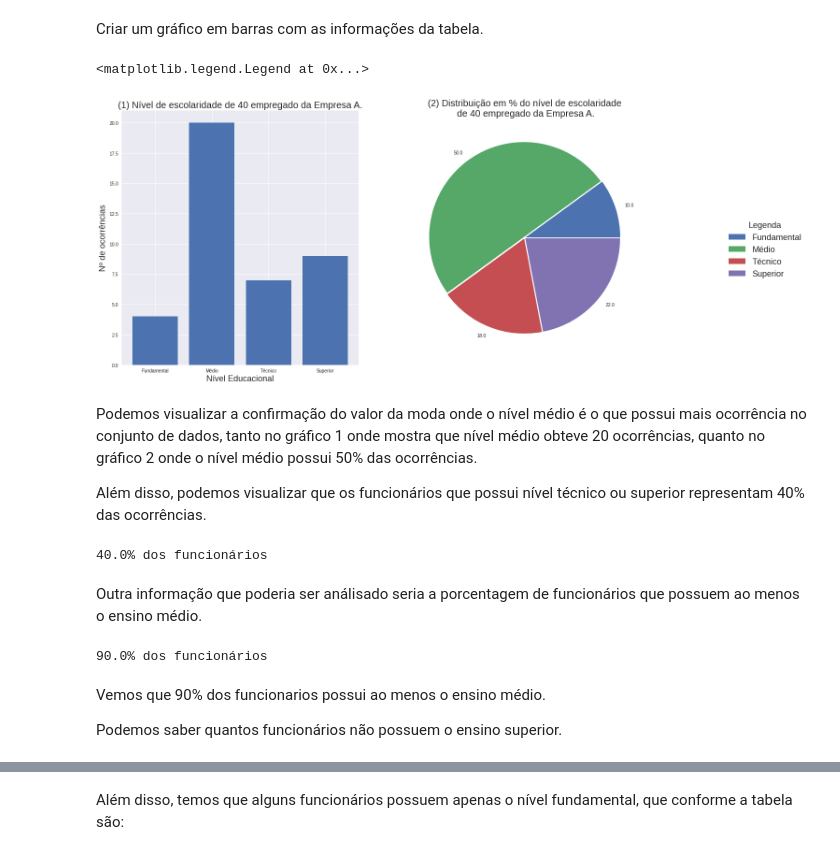
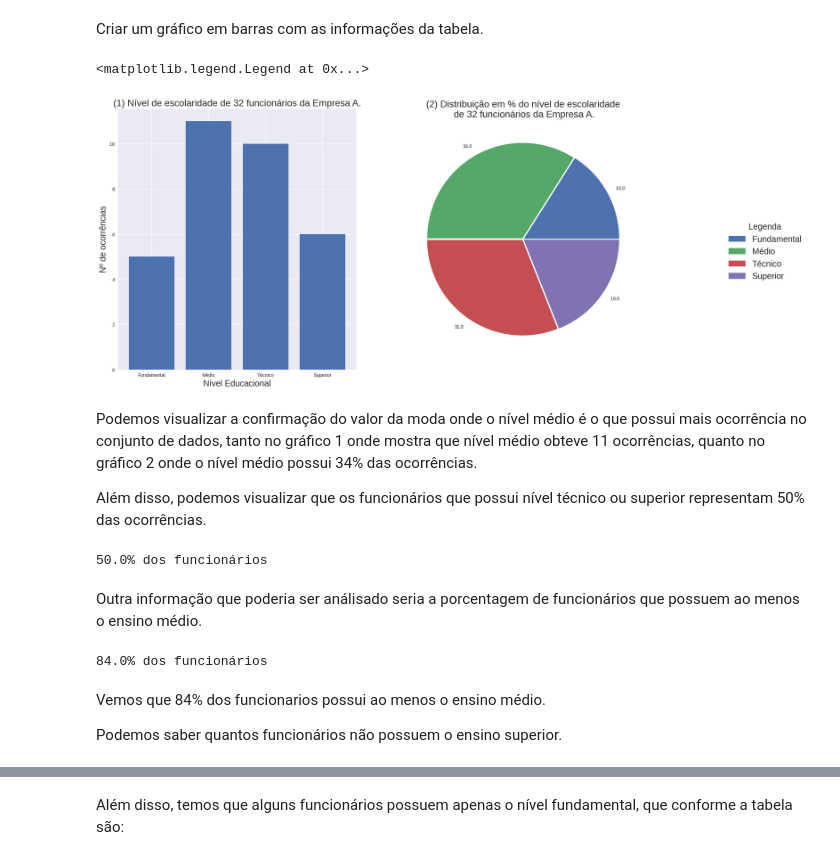
Before and after one commit to Rogerio-Chaves/Estatistica, a Jupyter notebook: 1.5.Distribuicao_de_Frequencia-Ordinal.ipynb, the cells around one changed output, grey strips where cells are left out. Saved outputs shown, nothing was run; the diff lists cells and outputs as text; code cells hidden in the pictures.

Commit message:
Adição do dataset funcionários. Além disso, foi realizado a atualização do notebook sobre a Tabela de Distribuição de Frequência - Variável Qualitativa Ordinal.

```diff
--- a/1.5.Distribuicao_de_Frequencia-Ordinal.ipynb
+++ b/1.5.Distribuicao_de_Frequencia-Ordinal.ipynb
@@ -33,6 +32,3 @@ Neste exemplo trata-se de um conjunto de dados de 40 funcionários da Empresa A.
 # %%
-employees = ['Médio', 'Médio', 'Médio', 'Médio','Médio', 'Superior', 'Técnico', 'Médio', 'Técnico',
-             'Superior', 'Médio', 'Médio', 'Médio', 'Técnico', 'Superior', 'Médio', 'Fundamental', 'Médio',
-             'Superior', 'Técnico', 'Médio', 'Médio', 'Fundamental', 'Técnico', 'Médio', 'Superior', 'Médio',
-             'Médio', 'Técnico', 'Técnico', 'Superior', 'Médio', 'Médio', 'Fundamental', 'Superior', 'Médio',
-             'Superior', 'Fundamental', 'Médio', 'Superior']
+employees = pd.read_csv('datasets/funcionarios.csv')
+display(employees)
@@ -51,4 +68,4 @@ __Atenção:__ Para construir a tabela de distribuição de frequência precisam
 # %% [markdown]
 Por se tratar de uma varável qualitativa não calcularemos o número de classes e a amplitude total, pois os níveis de escolaridade serão as proprias classes da tabela.
 # %%
-scholarity = list(pd.DataFrame(employees).groupby(by=0).count()[:].reset_index()[0])
+education_levels = ['Fundamental', 'Médio', 'Técnico', 'Superior']
@@ -59,13 +72,9 @@ scholarity
 # %%
 #fi: absolute frequency
 fi = {}
-for value in scholarity:
+for value in education_levels:
     frequency = 0
-    for employee in employees:
+    for employee in employees['Escolaridade']:
         if employee == value:
             frequency += 1
     fi[value] = frequency
-# %%
-swap = fi['Superior']
-del fi['Superior']
-fi['Superior'] = swap
@@ -109,39 +113,41 @@ Criar um gráfico em barras com as informações da tabela.
 # %%
 figure = plt.figure(figsize=(20,10))
 axes = figure.subplots(nrows=1, ncols=2)
 
 axes[0].bar(frequency_distribution.index, frequency_distribution['Fi'])
-axes[0].set_title('(1) Nível de escolaridade de 40 empregado da Empresa A.', fontsize=20)
+axes[0].set_title('(1) Nível de escolaridade de 32 funcionários da Empresa A.', fontsize=20)
 axes[0].set_ylabel('Nº de ocorrências', fontsize=18)
 #axes[0].get_yticks(fontsize=18)
 axes[0].set_xlabel('Nível Educacional', fontsize=18)
 #axes[0].get_xticks(fontsize=18)
 
 axes[1].pie(frequency_distribution['Fi (%)'], labels=frequency_distribution['Fi (%)'],
             explode=(0.01, 0.01, 0.01, 0.01))
-axes[1].set_title('(2) Distribuição em % do nível de escolaridade\n de 40 empregado da Empresa A.',
+axes[1].set_title('(2) Distribuição em % do nível de escolaridade\n de 32 funcionários da Empresa A.',
                   fontsize=20)
 axes[1].legend(bbox_to_anchor=(1.2, 0.5, 0.5, 0.1), title='Legenda',
                labels=frequency_distribution.index, fontsize=18, title_fontsize=18)
 # %% [output]
 <matplotlib.legend.Legend at 0x...>
-[figure, old version]
+[figure, new version]
 # %% [markdown]
-Podemos visualizar a confirmação do valor da moda onde o nível médio é o que possui mais ocorrência no conjunto de dados, tanto no gráfico 1 onde mostra que nível médio obteve 20 ocorrências, quanto no gráfico 2 onde o nível médio possui 50% das ocorrências.
+Podemos visualizar a confirmação do valor da moda onde o nível médio é o que possui mais ocorrência no conjunto de dados, tanto no gráfico 1 onde mostra que nível médio obteve 11 ocorrências, quanto no gráfico 2 onde o nível médio possui 34% das ocorrências.
 
-Além disso, podemos visualizar que os funcionários que possui nível técnico ou superior representam 40% das ocorrências.
+Além disso, podemos visualizar que os funcionários que possui nível técnico ou superior representam 50% das ocorrências.
 # %%
-print('{}% dos funcionários'.format(sum(frequency_distribution['Fi (%)'][2:])))
+technical_and_undergraduate = sum(frequency_distribution['Fi (%)'][2:])
+print(f'{technical_and_undergraduate}% dos funcionários')
 # %% [output]
-40.0% dos funcionários
+50.0% dos funcionários
 # %% [markdown]
 Outra informação que poderia ser análisado seria a porcentagem de funcionários que possuem ao menos o ensino médio.
 # %%
-print('{}% dos funcionários'.format(sum(frequency_distribution['Fi (%)'][1:])))
+least_secondary = sum(frequency_distribution['Fi (%)'][1:])
+print(f'{least_secondary}% dos funcionários')
 # %% [output]
-90.0% dos funcionários
+84.0% dos funcionários
 # %% [markdown]
-Vemos que 90% dos funcionarios possui ao menos o ensino médio.
+Vemos que 84% dos funcionarios possui ao menos o ensino médio.
 
 Podemos saber quantos funcionários não possuem o ensino superior.
 # %%
```
Also changed, not shown: parts of 14 cells of this notebook, 1 other file.
